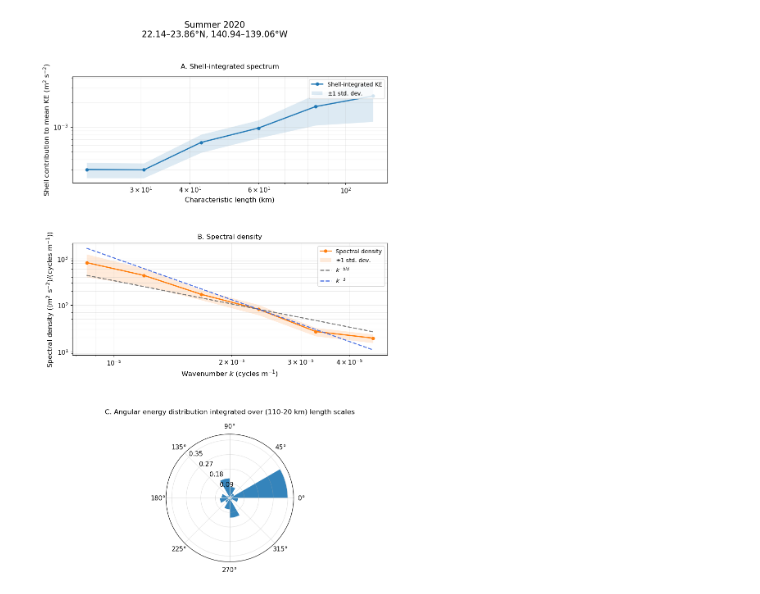
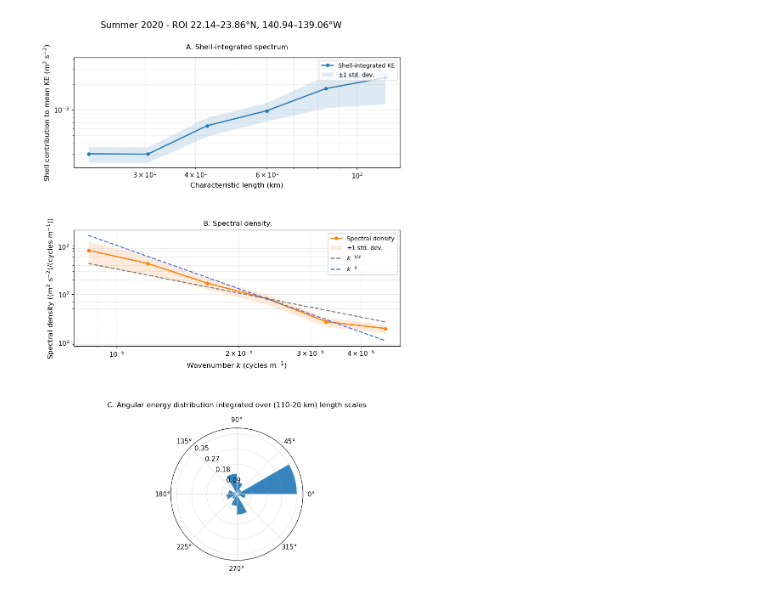
Before and after one commit to Jelle-Gortemaker/Thesis, a Jupyter notebook: OGCM/notebooks/Calculate_EDS.ipynb, the cells around one changed output. Cells and saved outputs as stored; diff of their text form; code cells hidden in the pictures.

```diff
--- a/OGCM/notebooks/Calculate_EDS.ipynb
+++ b/OGCM/notebooks/Calculate_EDS.ipynb
@@ -10,36 +54,37 @@ import ocean_analysis as oa
 # %%
 filepath = "../data/GPGP_aug2020.nc"
+
 
 lat_s, lat_n = 22.14, 23.86
 lon_w, lon_e = -140.94, -139.06
 # lat_s, lat_n = 20.0, 45.0 # whole GPGP
 # lon_w, lon_e = -155.0, -130.0 # whole GPGP
 
 box = [lon_w, lon_e, lat_s, lat_n]
 
 
 eds = oa.calculate_EDS(
     filepath=filepath,
     target_box=box,
     initialized_velocity=False,
     max_wavelength_km=None,
     n_bins=8,
     remove_mean=True,
     temporal_window_days=1,
     temporal_skip_days=1,
     temporal_stride_days=2,
     min_modes_per_bin=3,
     rose_scale_bands_km=[(110, 20)],
     rose_n_angle_bins=12,
 )
 
 oa.plot_eds_overview(
     eds,
-    title="Summer 2020",
+    title=f"Summer 2020 - ROI {lat_s:.2f}–{lat_n:.2f}°N, {abs(lon_w):.2f}–{abs(lon_e):.2f}°W",
     target_box=box,
 )
 # %% [output]
-[figure, old version]
+[figure, new version]
 # %%
 filepath = "../data/GPGP_jan2020.nc"
 
```
Also changed, not shown: parts of 3 cells of this notebook, 2 other files.
